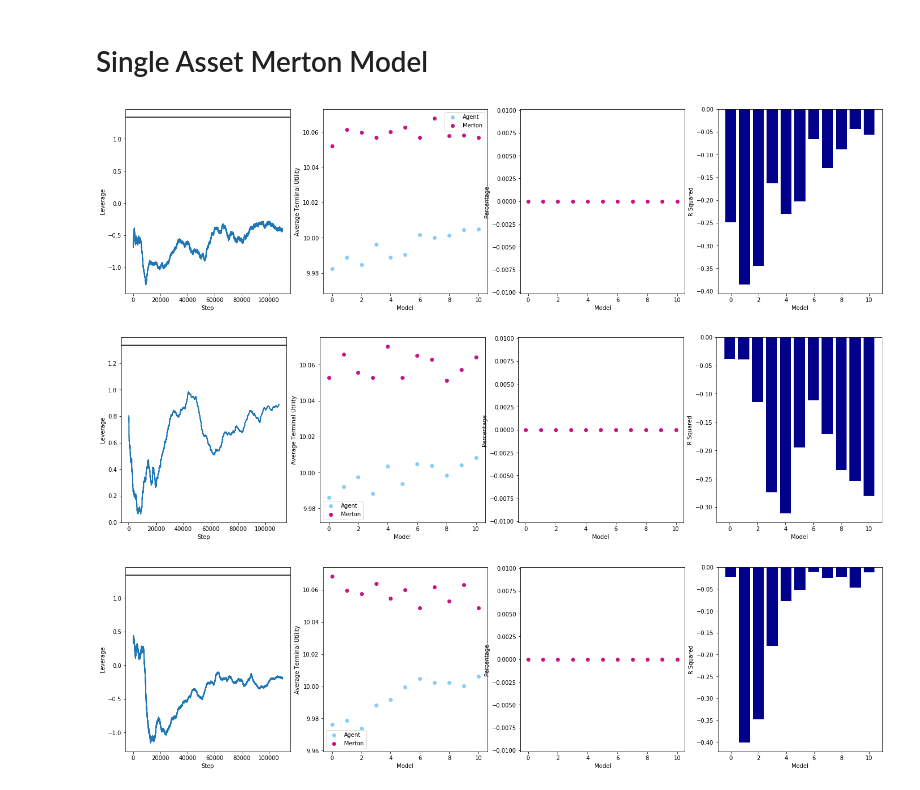
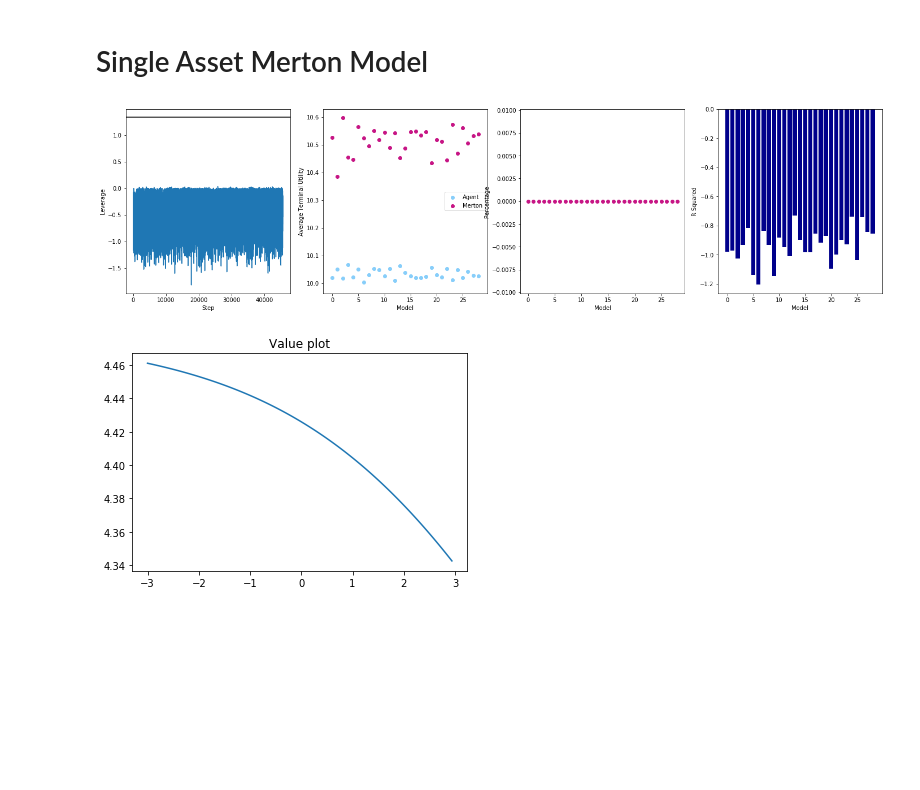
Before and after one commit to ansgarw/rl-portfolio, a Jupyter notebook: A2C Agent/AC Simulated II.ipynb, the cells around one changed output. Drawn from its saved outputs; the diff is of its cells as text; code cells hidden in the pictures; blank space fills up the shorter version.

```diff
--- a/A2C Agent/AC Simulated II.ipynb
+++ b/A2C Agent/AC Simulated II.ipynb
@@ -10,43 +10,38 @@ import Factors_Wrapper as Wrapper
 # Single Asset Merton Model
 # %%
 # Model Parameters.
-Gamma  = 0.999
-N_Eps  = int(1e4)
+Gamma  = 1
+N_Episodes  = 3000
 
-Network_Hypers   = {"Learning_Rate" : 0.001,
-                    "Epoch"         : 20,
-                    "Network_Size"  : [32, 16],
-                    "Activation"    : "Sigmoid",
-                    "Solver"        : "ADAM",
-                    "Actor_Alpha"   : 0.0,
-                    "Critic_Alpha"  : 0.1,
-                    "Batch_Size"    : 0}
+Actor_Hypers   = {"Learning Rate" : 0.001,
+                  "Epoch"         : 10,
+                  "Network Size"  : [8,8],
+                  "Activation"    : "Relu",
+                  "Alpha"         : 0.05}
 
+Critic_Hypers = {"Learning Rate" : 0.001,
+                 "Epoch"         : 10,
+                 "Network Size"  : [64,8],
+                 "Alpha"         : 0.1}
 
 # Function to facilitate mulitprocessing.
-def Run(seed):
-    np.random.seed(seed)
-    Merton_Env = gym.make('Simulated-v0')
-    Merton_Env.Set_Params(Mu = 0.01, Sigma = 0.11, Row = 1, Rf = 0.0052,
-                          Max_Leverage  = 750,
-                          Min_Leverage  = -750,
-                          Time_Horizon  = 1,
-                          Time_Step     = 1/12,
-                          Risk_Aversion = 0.9,
-                          State_Corrolations = [0.2, -0.5])
+Merton_Env = gym.make('Simulated-v0')
+Merton_Env.Set_Params(Mu = 0.01, Sigma = 0.11, Row = 1, Rf = 0.0052,
+                      Max_Leverage  = 750,
+                      Min_Leverage  = -750,
+                      Time_Horizon  = 1,
+                      Time_Step     = 1/100,
+                      Risk_Aversion = 0.9,
+                      State_Corrolations = [0.2, 0.5])
 
-    myAC = A2C.Actor_Critic(Merton_Env, Network_Hypers, Gamma = Gamma,
-                            Sigma_Range = [2, 0.05], Sigma_Anneal = 0.9,
-                            Predict_Sigma = False, Retrain_Frequency = 5)
+myAC = A2C.Actor_Critic(Merton_Env, Actor_Hypers, Critic_Hypers, Gamma = Gamma,
+                        Sigma_Range = [1, 0.1], Sigma_Anneal = 0.5, Retrain_Frequency = 50)
 
-    myWrapper = Wrapper.Factors_Wrapper(myAC)
-    myWrapper.Train(N_Eps, Plot = ['Mu', 'R_Squared', 'Merton_Benchmark', 'Percent_Merton_Action'])
-
-
-# Run the investigation...
-with mp.Pool(mp.cpu_count()) as pool:
-    _ = pool.map(Run, np.random.randint(0, int(1e9), 3))
+myWrapper = Wrapper.Factors_Wrapper(myAC)
+myWrapper.Train(N_Episodes, Plot = ['Mu', 'R_Squared', 'Merton_Benchmark', 'Percent_Merton_Action'])
 # %% [output]
-[figure, old version]
+[figure, new version]
-[figure, removed]
-[figure, removed]
+# %%
+myWrapper.Diagnos_Charts(factor= 4)
+# %% [output]
+[figure, added]
```
Also changed, not shown: parts of 1 cell of this notebook, 6 other files.
